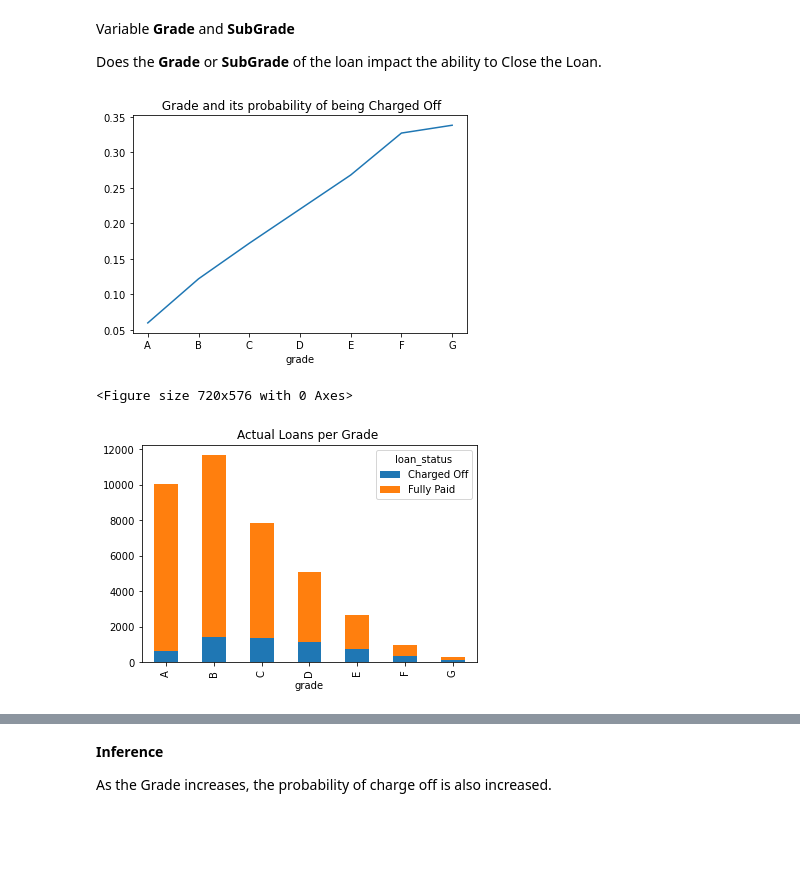
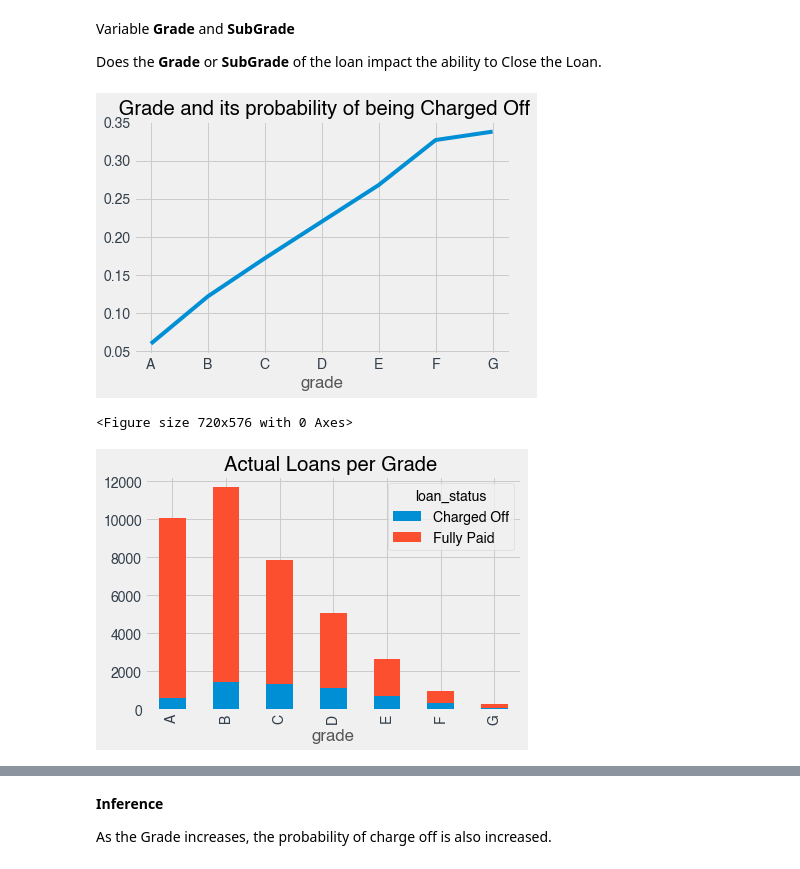
Before and after one commit to rramchan12/Lending-Club-EDA-CaseStudy, a Jupyter notebook: Lending_Club_EDA_Analysis.ipynb, the cells around one changed output, grey strips where cells are left out. Saved outputs shown, nothing was run; the diff lists cells and outputs as text; code cells hidden in the pictures; blank space fills up the shorter version.

```diff
--- a/Lending_Club_EDA_Analysis.ipynb
+++ b/Lending_Club_EDA_Analysis.ipynb
@@ -252,6 +252,7 @@ loan_df.shape
 Lets convert the Target Variable to a Number which will enable us to create **Categorical** Charts
 # %%
 # converting type of columns to 'category'
+plt.style.use('fivethirtyeight')
 loan_df['loan_status'] = loan_df['loan_status'].astype('category')
 #fully paid = 0 , charged_off = 1
 loan_df['loan_status_cat']= loan_df.loan_status.apply(lambda x : 1 if "Fully Paid" else 0)
@@ -381,5 +375,6 @@ for r in range(0,nr_rows):
         if i < len(list_numerical_feats):
             sns.boxplot(y=list_numerical_feats[i], x='loan_status', data=loan_analysis_df, ax = axs[r][c])
 plt.tight_layout()
+plt.style.use('fivethirtyeight')
 plt.show()
 # %% [output]
@@ -405,0 +430,3 @@ Inferences :
+# %%
+loan_analysis_df.issue_d.value_counts(normalize=True).head(30).plot.bar()
+plt.style.use('fivethirtyeight')
@@ -405,0 +435,38 @@ Inferences :
+# %%
+plt.figure(figsize=(25, 25))
+
+plt.style.use('fivethirtyeight')
+
+plt.subplot(4,2,1)
+plt.title('Loan status distribution')
+loan_analysis_df['loan_status'].value_counts().plot(kind='bar')
+
+plt.subplot(4,2,2)
+plt.title('Term Distribution')
+loan_analysis_df['term'].value_counts().plot(kind='bar')
+
+plt.subplot(4,2,3)
+plt.title('Employment Length Distribution')
+loan_analysis_df['emp_length'].value_counts().plot(kind='bar')
+
+plt.subplot(4,2,4)
+plt.title('Inquiry Last 6 months Distribution')
+loan_analysis_df['inq_last_6mths'].value_counts().plot(kind='bar')
+
+plt.subplot(4,2,5)
+plt.title('Home Ownership Distribution')
+loan_analysis_df['home_ownership'].value_counts().plot(kind='bar')
+
+plt.subplot(4,2,6)
+plt.title('Verification Status Distribution')
+loan_analysis_df['verification_status'].value_counts().plot(kind='bar')
+
+plt.subplot(4,2,7)
+plt.title('Purpose Distribution')
+loan_analysis_df['purpose'].value_counts().plot(kind='bar')
+
+
+plt.subplot(4,2,8)
+plt.title('Address Distribution')
+loan_analysis_df['addr_state'].value_counts().plot(kind='bar')
+plt.show()
@@ -565,26 +647,26 @@ Does the **Grade** or **SubGrade** of the loan impact the ability to Close the L
 # %%
 ct = pd.crosstab(loan_analysis_df['grade'], loan_analysis_df['loan_status'],margins=True)
 ct['prob_by_grad'] = round(ct['Charged Off']/ct['All'],3)
 ## Remove All
 ct = ct[0:-1]
 #plt.figure(figsize=[8,6])
 
-
+plt.style.use('fivethirtyeight')
 #plt.subplot(1, 2, 1)
 line_plot = ct['prob_by_grad'].plot()
 ax = line_plot.plot( marker='o',color = 'b')
 plt.title(" Grade and its probability of being Charged Off")
 
 #plt.subplot(1, 2, 2)
 plt.figure(figsize=[10,8])
 ax1= agg_grade_loans = loan_analysis_df.groupby(['loan_status','grade'])['grade'].agg(['count']).rename(columns={'count':'Frequency'})
 agg_grade_loans.Frequency.unstack().T.plot.bar(stacked=True)
 plt.title("Actual Loans per Grade ")
 plt.show()
 # %% [output]
-[figure, old version]
+[figure, new version]
 <Figure size 720x576 with 0 Axes>
-[figure, old version]
+[figure, new version]
 # %%
 ct = pd.crosstab(loan_analysis_df['sub_grade'], loan_analysis_df['loan_status'],margins=True)
 ct['prob_by_sub_grad'] = round(ct['Charged Off']/ct['All'],3)
```
Also changed, not shown: parts of 19 cells of this notebook.
